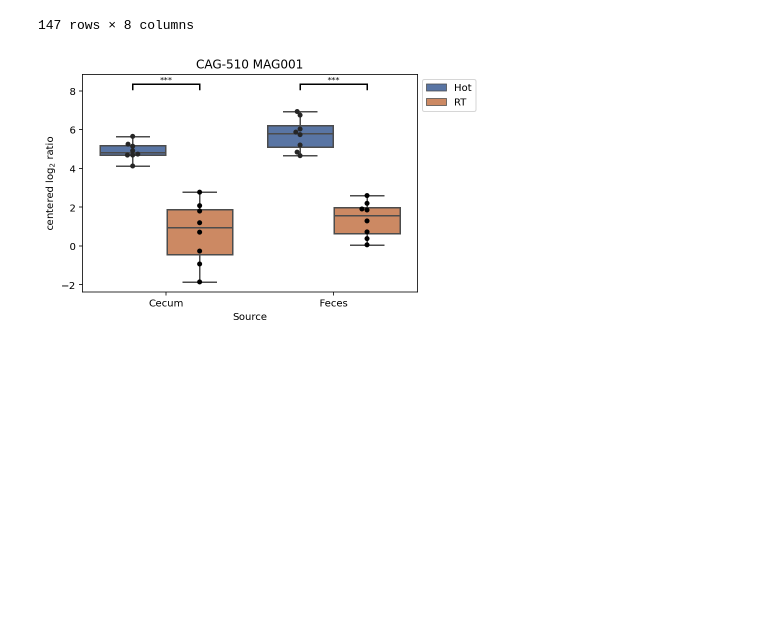
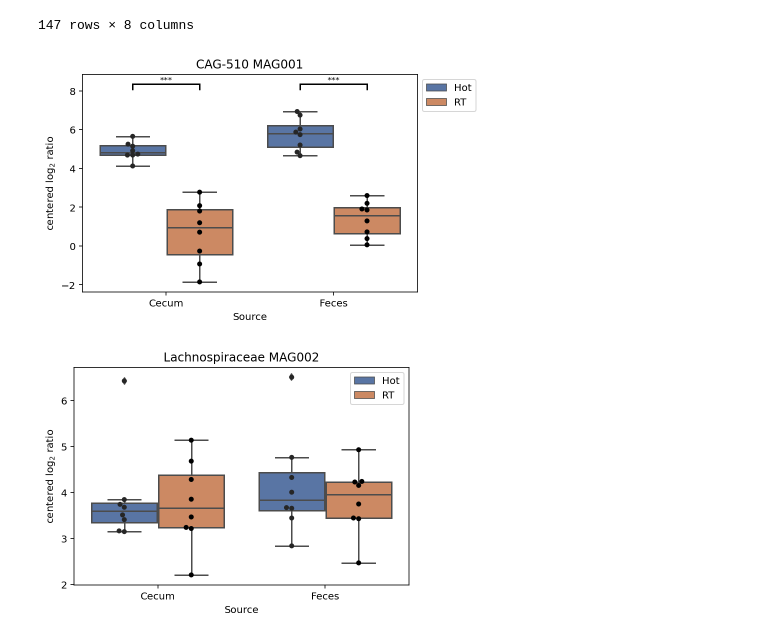
Before and after one commit to SilasK/statsplot, a Jupyter notebook: example.ipynb, the cells around one changed output. Saved outputs shown, nothing was run; the diff lists cells and outputs as text; code cells hidden in the pictures; blank space fills up the shorter version.

```diff
--- a/example.ipynb
+++ b/example.ipynb
@@ -236,5 +241,8 @@ ST.stats
 147 rows × 8 columns
 # %%
 ST.plot("MAG001")
+plt.show()
+ST.plot("MAG002")
 # %% [output]
 [figure]
+[figure, added]
```
Also changed, not shown: parts of 10 cells of this notebook, 4 other files.
